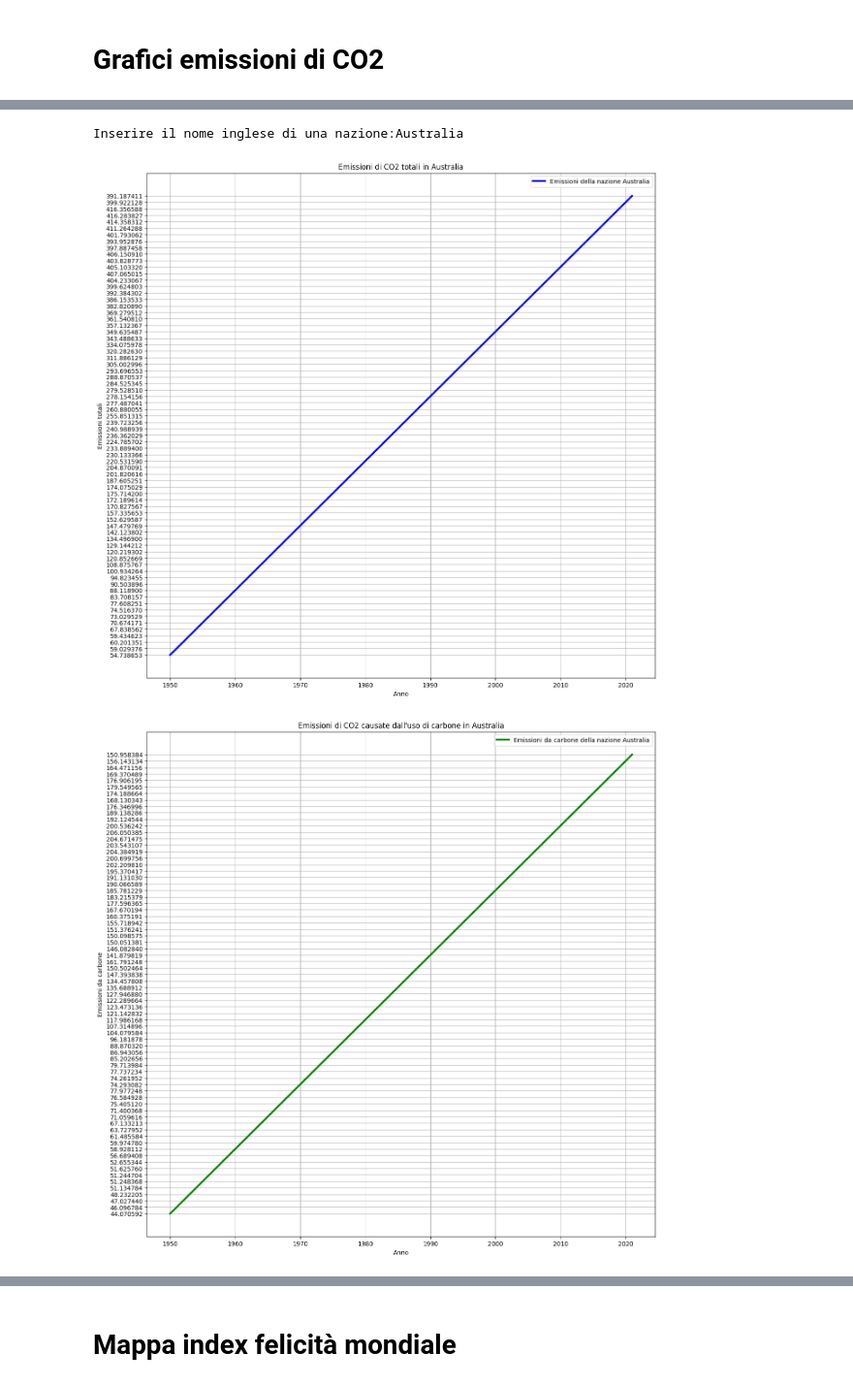
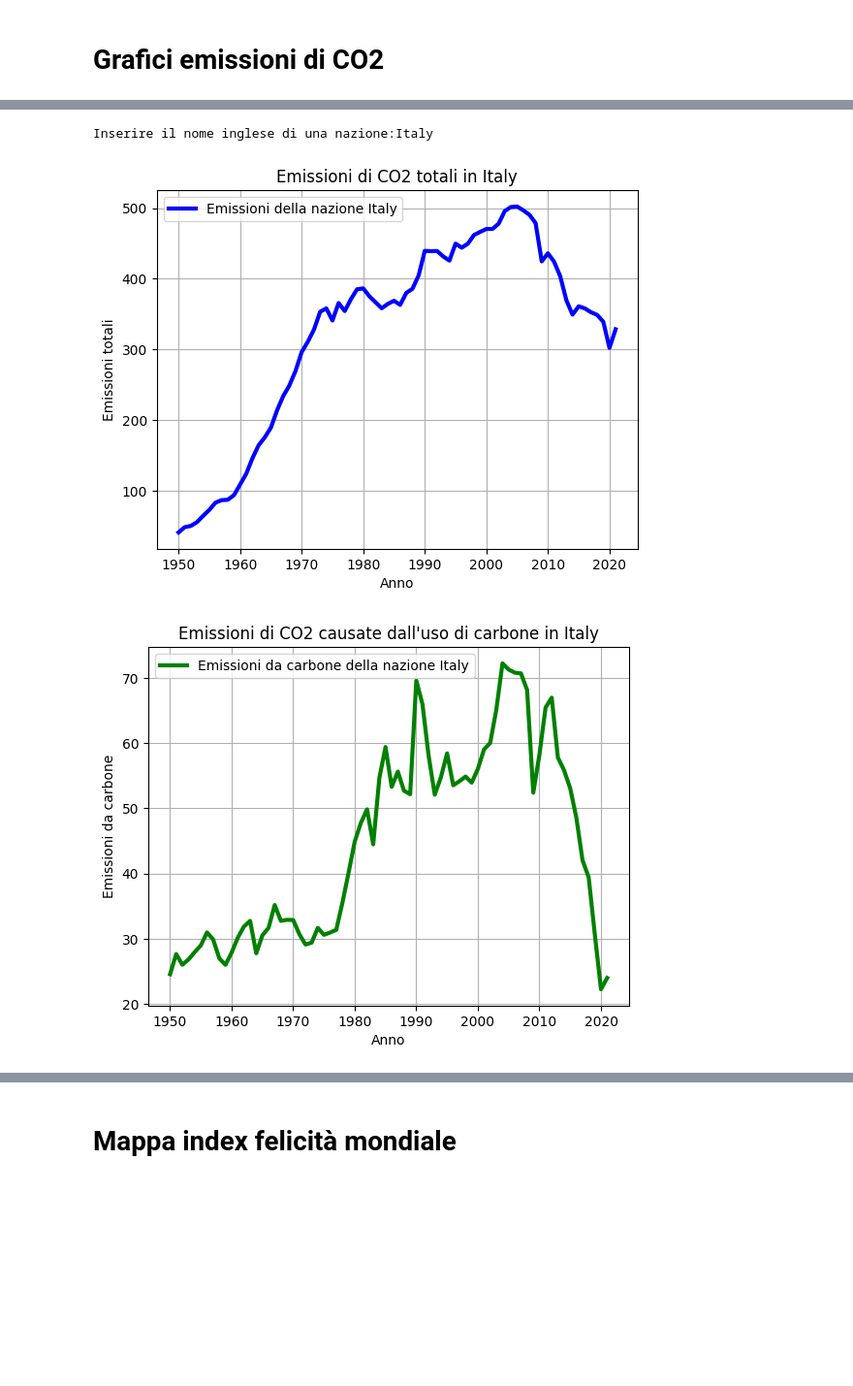
Before and after one commit to grassifrancesco/Progetto-TPI-Analisi-Dati, a Jupyter notebook: Progetto_TPI_Analisi_Dati.ipynb, the cells around one changed output, grey strips where cells are left out. Shown at 97% size. Cells and saved outputs as stored; diff of their text form; code cells hidden in the pictures; blank space fills up the shorter version.

```diff
--- a/Progetto_TPI_Analisi_Dati.ipynb
+++ b/Progetto_TPI_Analisi_Dati.ipynb
@@ -50,33 +82,9 @@ plt.show()
 # %%
-import json
-import requests
-import matplotlib.pyplot as plt
-
-res = requests.get("https://raw.githubusercontent.com/grassifrancesco/Progetto-TPI-Analisi-Dati/refs/heads/main/emissions.json")
-dati = res.json()
-
-dati_nazioni = {}
-
-for naz in dati:
-    try:
-      if int(naz["Year"]) >= 1950:
-        nazione = naz["Country"]
-        if nazione not in dati_nazioni:
-          dati_nazioni[nazione] = {}
-        dati_nazioni[nazione]["anno"] = dati_nazioni[nazione].get("anno", []) + [int(naz["Year"])]
-        dati_nazioni[nazione]["emissioni_totali"] = dati_nazioni[nazione].get("emissioni_totali", []) + [naz["Total"]]
-        dati_nazioni[nazione]["emissioni_carbone"] = dati_nazioni[nazione].get("emissioni_carbone", []) + [naz["Coal"]]
-        dati_nazioni[nazione]["emissioni_petrolio"] = dati_nazioni[nazione].get("emissioni_petrolio", []) + [naz["Oil"]]
-        dati_nazioni[nazione]["emissioni_gas"] = dati_nazioni[nazione].get("emissioni_gas", []) + [naz["Gas"]]
-    except KeyError: # se un dato manca nel file json esso viene escluso
-      pass
-
 # crea un grafico che serve a visualizzare l'aumento delle emissioni di CO2 di una nazione passata come input dall'utente nel tempo
 
 s = input("Inserire il nome inglese di una nazione:")
 
 if s in dati_nazioni:
-    plt.figure(figsize=(15,15))
     plt.plot(dati_nazioni[s]["anno"], dati_nazioni[s]["emissioni_totali"], color='blue', linewidth=3, label=f"Emissioni della nazione {s}")
     plt.legend()
     plt.grid(True)
@@ -84,36 +92,33 @@ if s in dati_nazioni:
     plt.ylabel("Emissioni totali")
     plt.title(f"Emissioni di CO2 totali in {s}")
     plt.show()
 
-    plt.figure(figsize=(15,15))
     plt.plot(dati_nazioni[s]["anno"], dati_nazioni[s]["emissioni_carbone"], color='green', linewidth=3, label=f"Emissioni da carbone della nazione {s}")
     plt.legend()
     plt.grid(True)
     plt.xlabel("Anno")
     plt.ylabel("Emissioni da carbone")
     plt.title(f"Emissioni di CO2 causate dall'uso di carbone in {s}")
     plt.show()
 
-    plt.figure(figsize=(15,15))
     plt.plot(dati_nazioni[s]["anno"], dati_nazioni[s]["emissioni_petrolio"], color='black', linewidth=3, label=f"Emissioni da petrolio della nazione {s}")
     plt.legend()
     plt.grid(True)
     plt.xlabel("Anno")
     plt.ylabel("Emissioni da petrolio")
     plt.title(f"Emissioni di CO2 causate dall'uso di petrolio in {s}")
     plt.show()
 
-    plt.figure(figsize=(15,15))
     plt.plot(dati_nazioni[s]["anno"], dati_nazioni[s]["emissioni_gas"], color='red', linewidth=3, label=f"Emissioni da gas della nazione {s}")
     plt.legend()
     plt.grid(True)
     plt.xlabel("Anno")
     plt.ylabel("Emissioni da gas")
     plt.title(f"Emissioni di CO2 causate dall'uso di gas in {s}")
     plt.show()
 else:
     print(f"La nazione {s} non è presente nei dati.")
 # %% [output]
-Inserire il nome inglese di una nazione:Australia
+Inserire il nome inglese di una nazione:Italy
-[figure, old version]
+[figure, new version]
-[figure, old version]
+[figure, new version]
```
Also changed, not shown: parts of 4 cells of this notebook.
